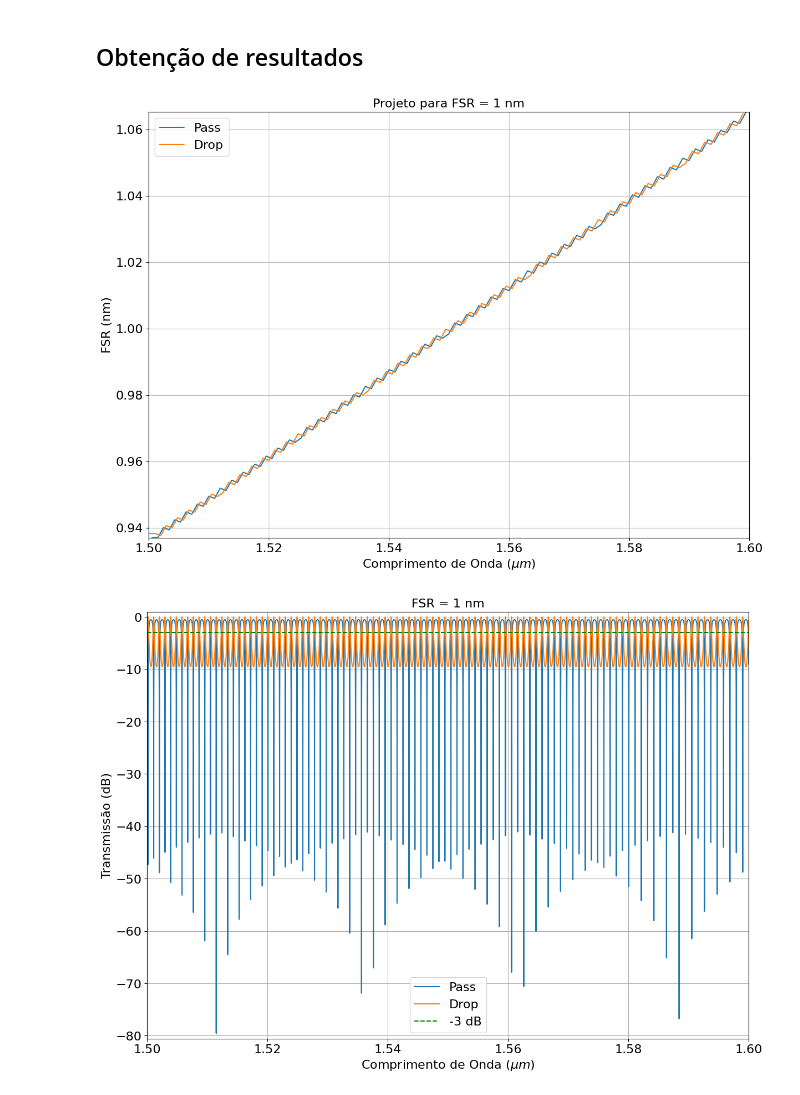
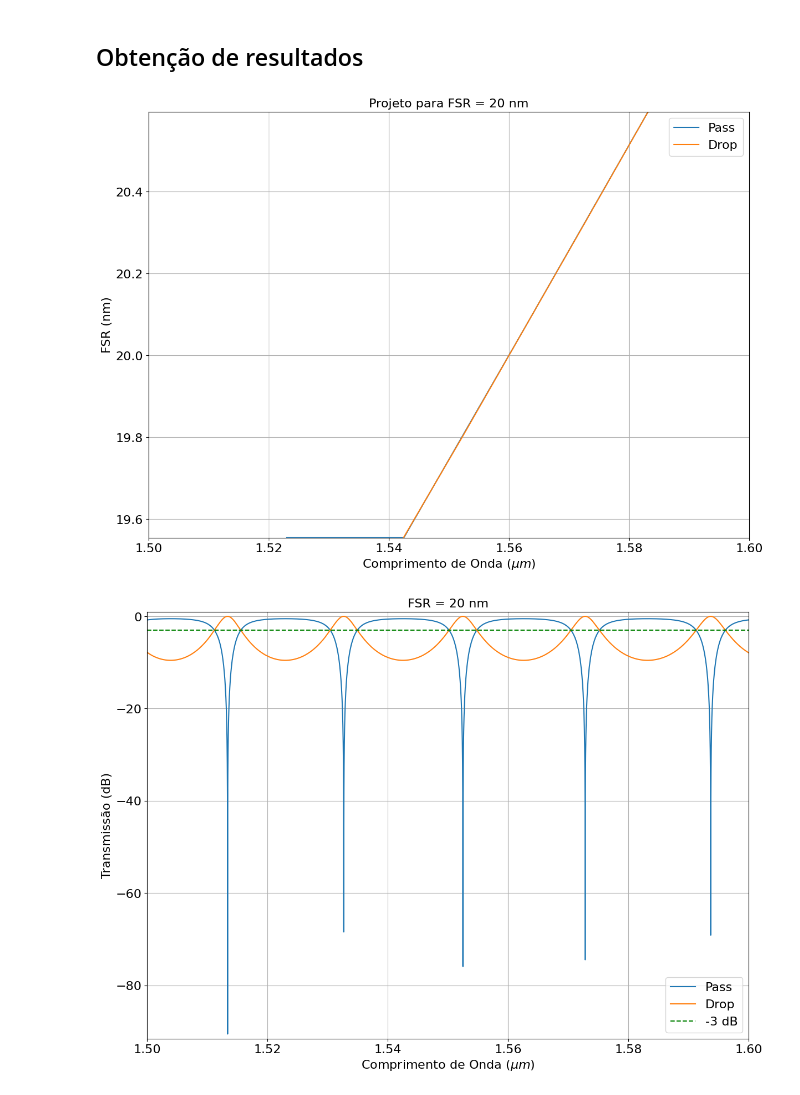
Before and after one commit to EriCand-Ss/Photonics-API-lumapi, a Jupyter notebook: LAB. 11 - RING/JUPYTER/INTERCONNECT.ipynb, the cells around one changed output. Cells and saved outputs as stored; diff of their text form; code cells hidden in the pictures.

Commit message:
Ressonator Ring

```diff
--- a/LAB. 11 - RING/JUPYTER/INTERCONNECT.ipynb
+++ b/LAB. 11 - RING/JUPYTER/INTERCONNECT.ipynb
@@ -44,11 +44,14 @@ inter.set("stop frequency", c/(1600*nm))
 # 3 - pdk
 caso = 1
 
-#indice[0] 1um
-#indice[1] 10um
-#indice[2] 20um
+#indice 0 1um
+#indice 1 10um
+#indice 2 20um
 
-comprimentos_guias_ideal = Lr[1]/2
+FSR = [1, 10, 20]
+indice = 2
+comprimentos_guias_ideal = Lr[indice]/2
+FSR = FSR[indice]
 
 if (caso == 1):
     inter.addelement('Waveguide Coupler')
@@ -183,7 +186,7 @@ plt.plot(fsr_wv2*1e6,FSR2*1e9, label = "Drop")
 
 plt.xlabel('Comprimento de Onda $(\mu m)$', fontsize = 16)
 plt.ylabel('FSR (nm)', fontsize = 16)
-plt.title("Projeto para FSR = 1 nm", fontsize = 16)
+plt.title(f"Projeto para FSR = {FSR} nm", fontsize = 16)
 
 plt.tick_params(axis='both', labelsize=16)
 
@@ -194,34 +197,34 @@ plt.legend(loc = "best", fontsize = 16)
 
 plt.grid(True)
 
-plt.savefig('C:/Users/gson5/Downloads/GIT/Photonics-API-lumapi/LAB. 11 - RING/RESULTADOS/FSR 1nm IDEAL.png')
+plt.savefig(f'C:/Users/gson5/Downloads/Photonics-API-lumapi/LAB. 11 - RING/RESULTADOS/FSR {FSR} nm IDEAL.png')
 plt.show()
 # %% [output]
-[figure, old version]
+[figure, new version]
 # %%
 
 plt.figure(figsize=(14,10))
 
 plt.plot(comprimentos_de_onda1*1e6,TE_gain_1, label = "Pass")
 plt.plot(comprimentos_de_onda2*1e6,TE_gain_2, label = "Drop")
 plt.xlabel('Comprimento de Onda $(\mu m)$', fontsize = 16)
 plt.ylabel('Transmissão (dB)', fontsize = 16)
-plt.title('FSR = 1 nm', fontsize = 16)
+plt.title(f'FSR = {FSR} nm', fontsize = 16)
 
 plt.axhline(y=-3, linestyle='--', color ="g",label = '-3 dB')
 
 plt.tick_params(axis='both', labelsize=16)
 
 plt.xlim(1.5,1.6)
 plt.ylim(min(TE_gain_1) - 1 ,1)
 
 plt.legend(loc = "best", fontsize = 16)
 
 plt.grid(True)
 
-plt.savefig('C:/Users/gson5/Downloads/GIT/Photonics-API-lumapi/LAB. 11 - RING/RESULTADOS/TRANSMISSÃO FSR 1nm IDEAL.png')
+plt.savefig(f'C:/Users/gson5/Downloads/Photonics-API-lumapi/LAB. 11 - RING/RESULTADOS/TRANSMISSÃO FSR {FSR} nm IDEAL.png')
 plt.show()
 # %% [output]
-[figure, old version]
+[figure, new version]
 # %%
 ##inter.close()
```
Also changed, not shown: 1 other file.
